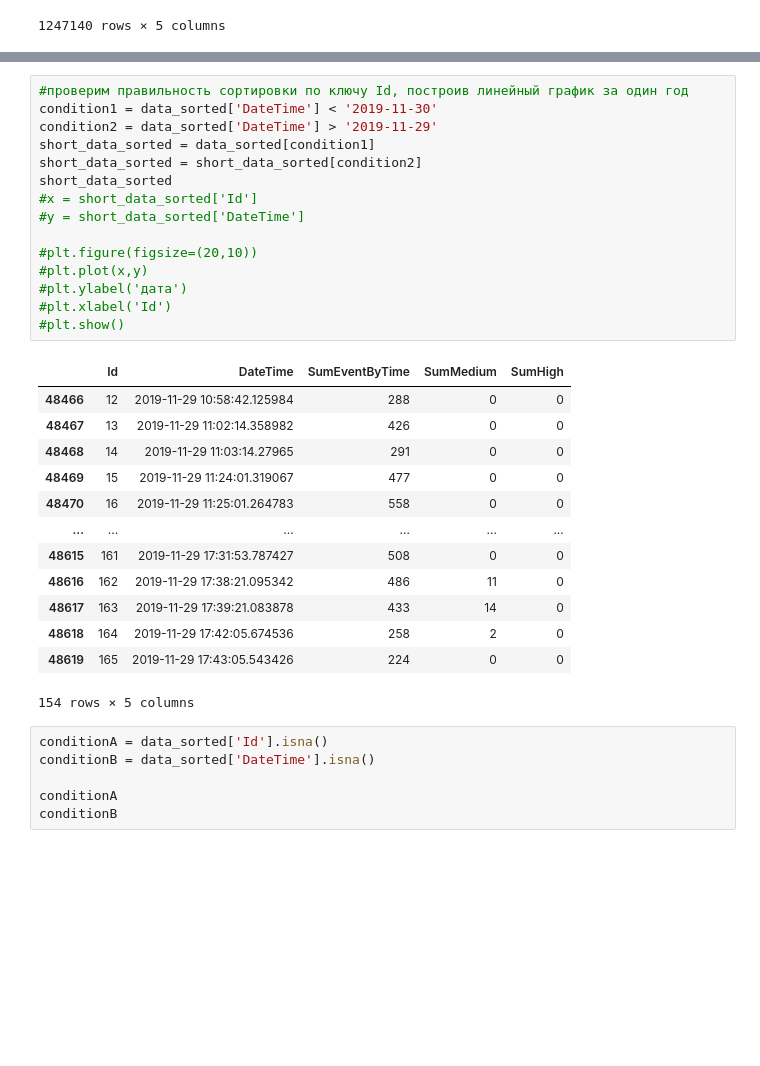
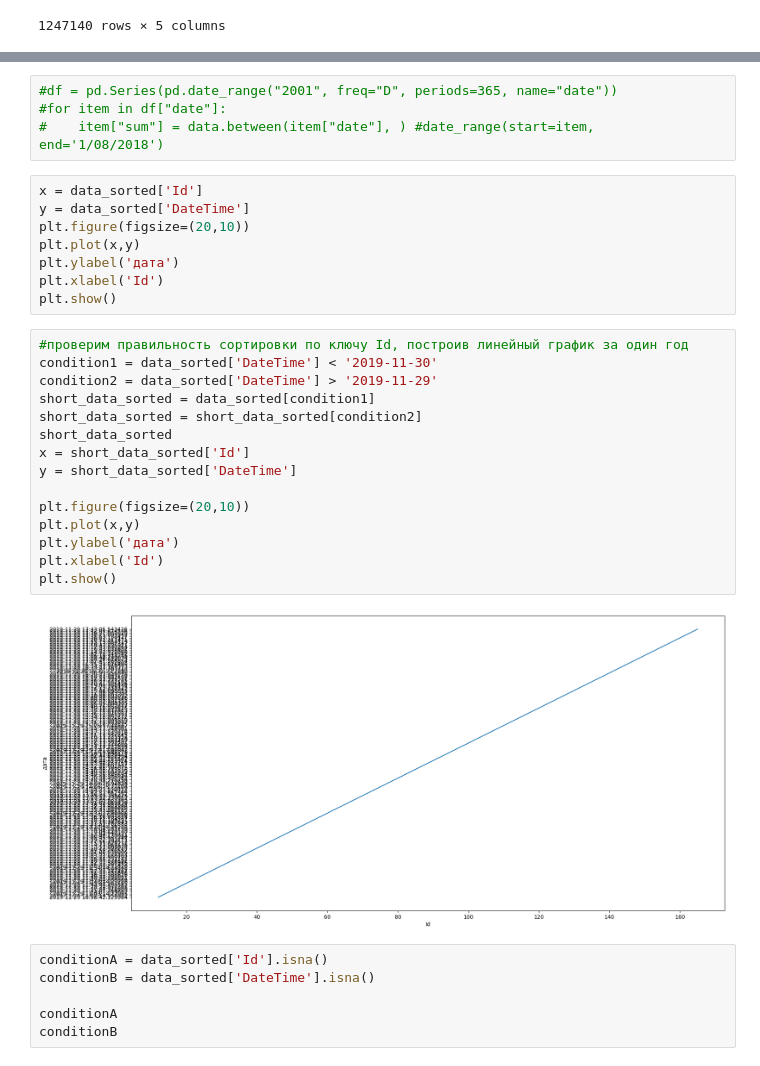
Before and after one commit to IHVH/EventsByTimes, a Jupyter notebook: GlayManNostradamus.ipynb, the cells around one changed output, grey strips where cells are left out. Drawn from its saved outputs; the diff is of its cells as text; blank space fills up the shorter version.

```diff
--- a/GlayManNostradamus.ipynb
+++ b/GlayManNostradamus.ipynb
@@ -43,32 +71,32 @@ data_sorted
+# %%
+#df = pd.Series(pd.date_range("2001", freq="D", periods=365, name="date"))
+#for item in df["date"]:
+#    item["sum"] = data.between(item["date"], ) #date_range(start=item, end='1/08/2018')
+# %%
+x = data_sorted['Id']
+y = data_sorted['DateTime']
+plt.figure(figsize=(20,10))
+plt.plot(x,y)
+plt.ylabel('дата')
+plt.xlabel('Id')
+plt.show()
 # %%
 #проверим правильность сортировки по ключу Id, построив линейный график за один год
 condition1 = data_sorted['DateTime'] < '2019-11-30'
 condition2 = data_sorted['DateTime'] > '2019-11-29'
 short_data_sorted = data_sorted[condition1]
 short_data_sorted = short_data_sorted[condition2]
 short_data_sorted
-#x = short_data_sorted['Id']
-#y = short_data_sorted['DateTime']
+x = short_data_sorted['Id']
+y = short_data_sorted['DateTime']
 
-#plt.figure(figsize=(20,10))
-#plt.plot(x,y)
-#plt.ylabel('дата')
-#plt.xlabel('Id')
-#plt.show()
+plt.figure(figsize=(20,10))
+plt.plot(x,y)
+plt.ylabel('дата')
+plt.xlabel('Id')
+plt.show()
 # %% [output]
-|  | Id | DateTime | SumEventByTime | SumMedium | SumHigh |
-| 48466 | 12 | 2019-11-29 10:58:42.125984 | 288 | 0 | 0 |
-| 48467 | 13 | 2019-11-29 11:02:14.358982 | 426 | 0 | 0 |
-| 48468 | 14 | 2019-11-29 11:03:14.27965 | 291 | 0 | 0 |
-| 48469 | 15 | 2019-11-29 11:24:01.319067 | 477 | 0 | 0 |
-| 48470 | 16 | 2019-11-29 11:25:01.264783 | 558 | 0 | 0 |
-| ... | ... | ... | ... | ... | ... |
-| 48615 | 161 | 2019-11-29 17:31:53.787427 | 508 | 0 | 0 |
-| 48616 | 162 | 2019-11-29 17:38:21.095342 | 486 | 11 | 0 |
-| 48617 | 163 | 2019-11-29 17:39:21.083878 | 433 | 14 | 0 |
-| 48618 | 164 | 2019-11-29 17:42:05.674536 | 258 | 2 | 0 |
-| 48619 | 165 | 2019-11-29 17:43:05.543426 | 224 | 0 | 0 |
-154 rows × 5 columns
+[figure, added]
 # %%
 conditionA = data_sorted['Id'].isna()
 conditionB = data_sorted['DateTime'].isna()
```
Also changed, not shown: parts of 4 cells of this notebook.
